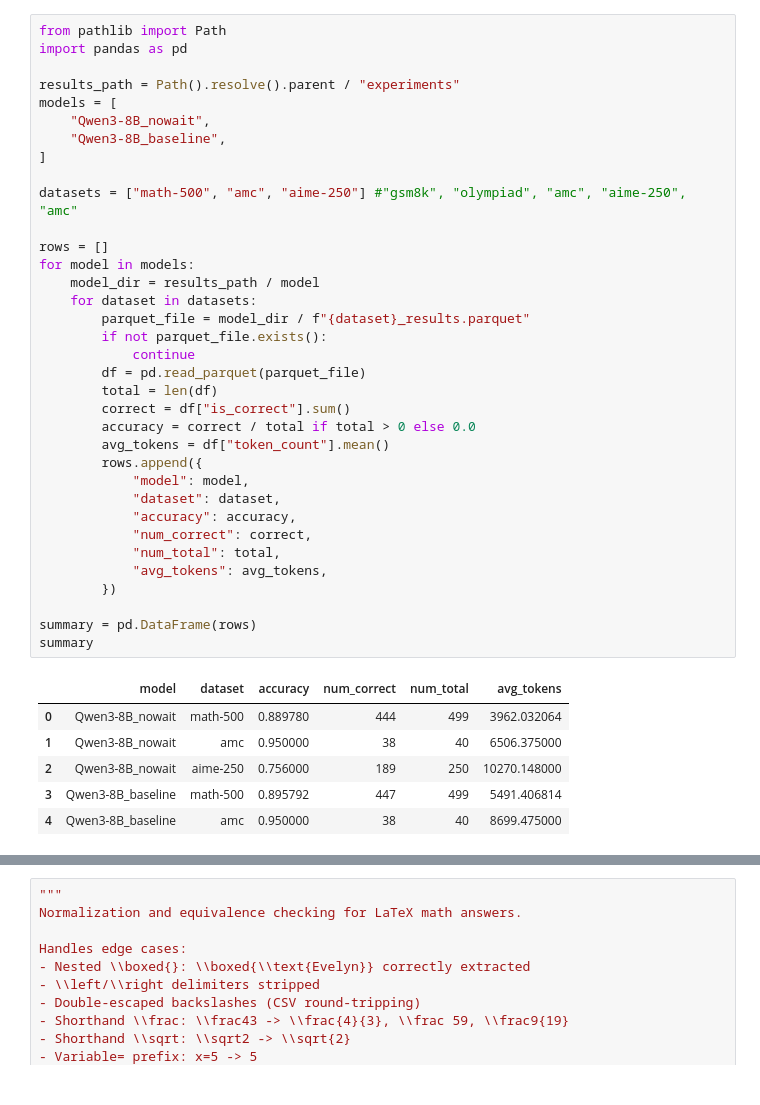
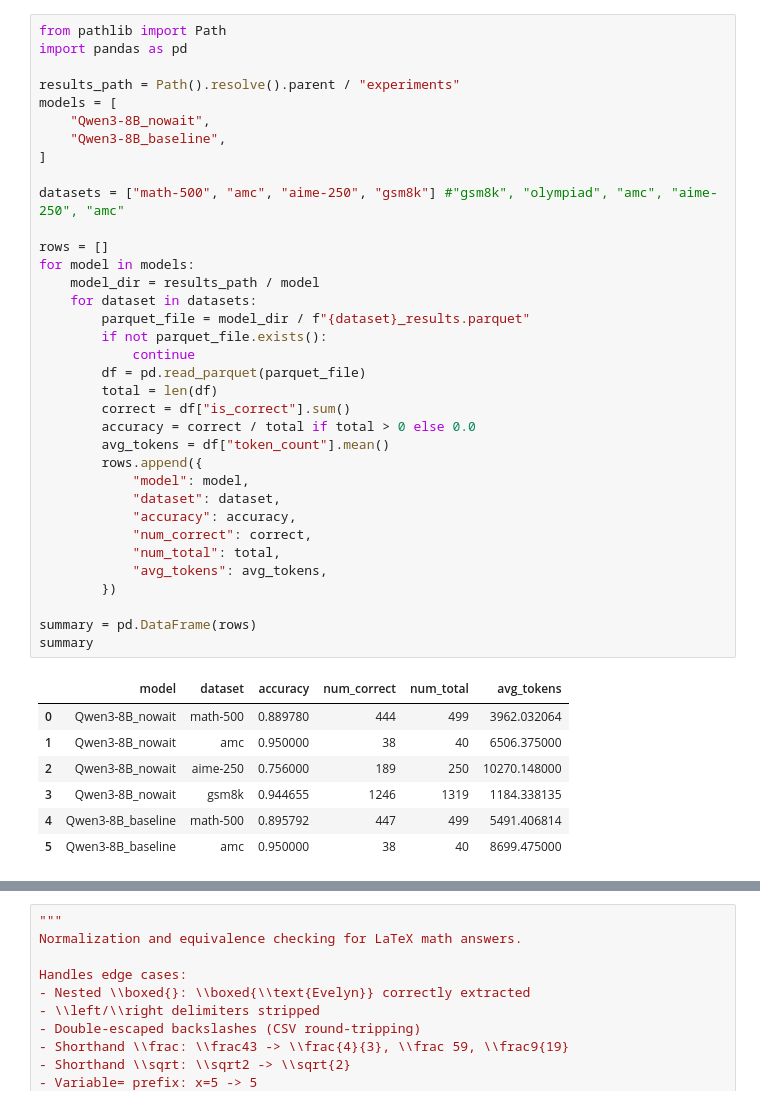
Before and after one commit to SebastianJitaru29/llm-think-too-much, a Jupyter notebook: evaluation/results_analysis.ipynb, the cells around one changed output, grey strips where cells are left out. Drawn from its saved outputs; the diff is of its cells as text.

```diff
--- a/evaluation/results_analysis.ipynb
+++ b/evaluation/results_analysis.ipynb
@@ -8,38 +8,39 @@ models = [
     "Qwen3-8B_baseline",
 ]
 
-datasets = ["math-500", "amc", "aime-250"] #"gsm8k", "olympiad", "amc", "aime-250", "amc"
+datasets = ["math-500", "amc", "aime-250", "gsm8k"] #"gsm8k", "olympiad", "amc", "aime-250", "amc"
 
 rows = []
 for model in models:
     model_dir = results_path / model
     for dataset in datasets:
         parquet_file = model_dir / f"{dataset}_results.parquet"
         if not parquet_file.exists():
             continue
         df = pd.read_parquet(parquet_file)
         total = len(df)
         correct = df["is_correct"].sum()
         accuracy = correct / total if total > 0 else 0.0
         avg_tokens = df["token_count"].mean()
         rows.append({
             "model": model,
             "dataset": dataset,
             "accuracy": accuracy,
             "num_correct": correct,
             "num_total": total,
             "avg_tokens": avg_tokens,
         })
 
 summary = pd.DataFrame(rows)
 summary
 # %% [output]
 |  | model | dataset | accuracy | num_correct | num_total | avg_tokens |
 | 0 | Qwen3-8B_nowait | math-500 | 0.889780 | 444 | 499 | 3962.032064 |
 | 1 | Qwen3-8B_nowait | amc | 0.950000 | 38 | 40 | 6506.375000 |
 | 2 | Qwen3-8B_nowait | aime-250 | 0.756000 | 189 | 250 | 10270.148000 |
-| 3 | Qwen3-8B_baseline | math-500 | 0.895792 | 447 | 499 | 5491.406814 |
-| 4 | Qwen3-8B_baseline | amc | 0.950000 | 38 | 40 | 8699.475000 |
+| 3 | Qwen3-8B_nowait | gsm8k | 0.944655 | 1246 | 1319 | 1184.338135 |
+| 4 | Qwen3-8B_baseline | math-500 | 0.895792 | 447 | 499 | 5491.406814 |
+| 5 | Qwen3-8B_baseline | amc | 0.950000 | 38 | 40 | 8699.475000 |
 # %%
 from pathlib import Path
 import pandas as pd
```
Also changed, not shown: parts of 4 cells of this notebook, 1 other file.
